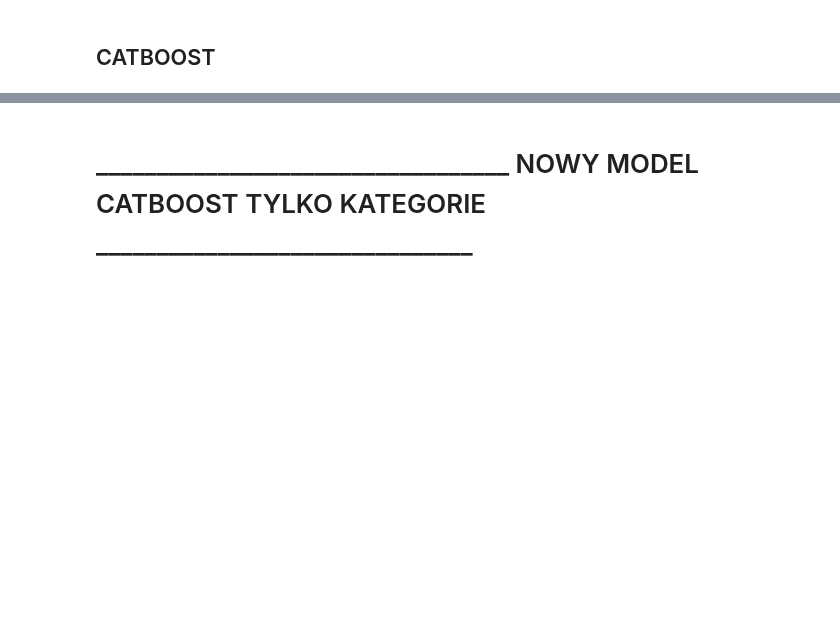
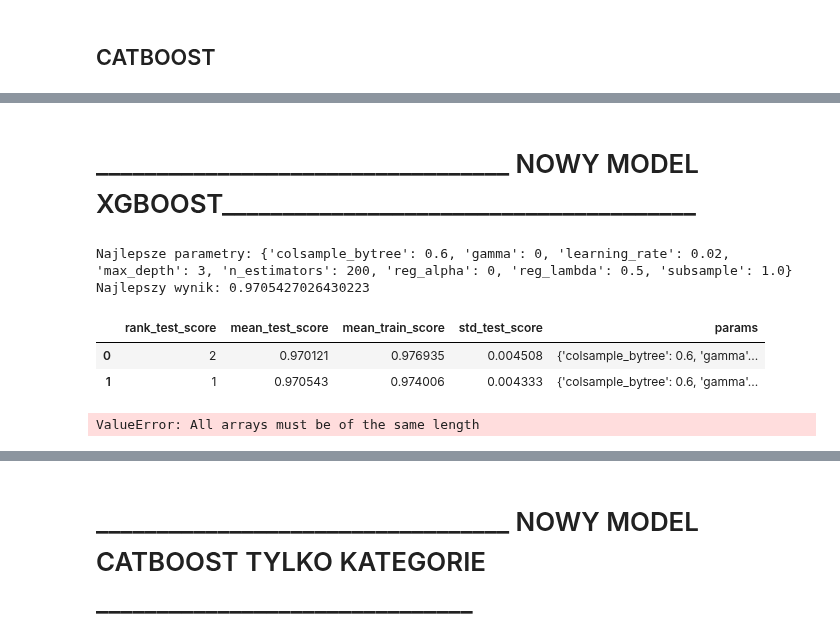
Before and after one commit to PiotrPieciak/LEARN_06_KAGGLE_Predict_Introverts, a Jupyter notebook: notebooks/02_Introverts_and_extroverts_ML_experiments.ipynb, the cells around one changed output, grey strips where cells are left out. Cells and saved outputs as stored; diff of their text form; code cells hidden in the pictures; blank space fills up the shorter version.

```diff
--- a/notebooks/02_Introverts_and_extroverts_ML_experiments.ipynb
+++ b/notebooks/02_Introverts_and_extroverts_ML_experiments.ipynb
@@ -202,0 +202,2 @@ plt.show()
+# %% [markdown]
+# __________________________________ NOWY MODEL XGBOOST_______________________________________
@@ -202,0 +224,78 @@ plt.show()
+# %%
+num_cols = ['Time_spent_Alone', 'Social_event_attendance', 'Going_outside', 'Friends_circle_size','Post_frequency']
+num_imputer = IterativeImputer(estimator=LGBMRegressor(n_estimators=500, learning_rate=0.03, max_depth=6, subsample=0.8, colsample_bytree=0.8, verbosity=-1),
+                               max_iter=10, random_state=42)
+train_df[num_cols] = num_imputer.fit_transform(train_df[num_cols])
+columns = ['Time_spent_Alone', 'Social_event_attendance', 'Going_outside', 'Friends_circle_size','Post_frequency']
+train_df[columns]=train_df[columns].round().astype(int)
+# %%
+X = train_df.drop('Personality', axis=1).copy()
+y = train_df['Personality'].copy()
+# %%
+model = XGBClassifier()  # verbose=0 żeby nie spamował
+
+cv = StratifiedKFold(n_splits=5, shuffle=True, random_state=42)
+
+# 2. Zbiór parametrów do przeszukania
+param_grid = {
+    'n_estimators': [200],#[100, 200, 300],
+    'learning_rate': [0.02],#[0.01, 0.05, 0.1],
+    'max_depth': [ 4, 3 ],#[3, 5, 7, 10],
+    'subsample': [1.0],#, 1.0],
+    'colsample_bytree': [ 0.6],#, 0.9, 1.0],
+    'gamma': [0],
+    'reg_alpha': [0],
+    'reg_lambda': [0.5]
+}
+
+# 3. GridSearchCV (tu możesz dodać scoring, cv, n_jobs itd.)
+grid_search = GridSearchCV(
+    estimator=model,
+    param_grid=param_grid,
+    scoring='roc_auc',       # lub 'roc_auc', 'f1', zależnie od problemu
+    cv=cv,                      # 5-fold cross-validation
+    n_jobs=-1,                 # pełne równoległe obciążenie CPU
+    return_train_score=True
+)
+
+# 4. Dopasowanie do danych (X to features, y to target)
+grid_search.fit(X, y)
+
+# 5. Wyniki
+print("Najlepsze parametry:", grid_search.best_params_)
+print("Najlepszy wynik:", grid_search.best_score_)
+
+best_model_XGBC = grid_search.best_estimator_
+
+# Ponowne fitowanie z cat_features
+#best_model.set_params(cat_features=cat_features)
+#best_model.fit(train_df.drop(['id','Personality'], axis=1), train_df['Personality'])
+#eval_pool = Pool(X, y)
+#importances = best_model.get_feature_importance(eval_pool)
+
+res_df = pd.DataFrame(grid_search.cv_results_)
+res_df[['rank_test_score','mean_test_score','mean_train_score','std_test_score','params']]
+# %% [output]
+Najlepsze parametry: {'colsample_bytree': 0.6, 'gamma': 0, 'learning_rate': 0.02, 'max_depth': 3, 'n_estimators': 200, 'reg_alpha': 0, 'reg_lambda': 0.5, 'subsample': 1.0}
+Najlepszy wynik: 0.9705427026430223
+|  | rank_test_score | mean_test_score | mean_train_score | std_test_score | params |
+| 0 | 2 | 0.970121 | 0.976935 | 0.004508 | {'colsample_bytree': 0.6, 'gamma'... |
+| 1 | 1 | 0.970543 | 0.974006 | 0.004333 | {'colsample_bytree': 0.6, 'gamma'... |
+# %%
+feature_names = X.columns
+
+# DataFrame z ważnościami
+fi_df = pd.DataFrame({
+    'Feature': feature_names,
+    'Importance': importances
+}).sort_values(by='Importance', ascending=False)
+
+# Wyświetlenie najważniejszych cech
+plt.figure(figsize=(10, 6))
+fi_df.head(30).plot(kind='barh', x='Feature', y='Importance', legend=False)
+plt.gca().invert_yaxis()
+plt.title("Top 20 najważniejszych cech")
+plt.tight_layout()
+plt.show()
+# %% [output]
+ValueError: All arrays must be of the same length
```
Also changed, not shown: parts of 18 cells of this notebook.
